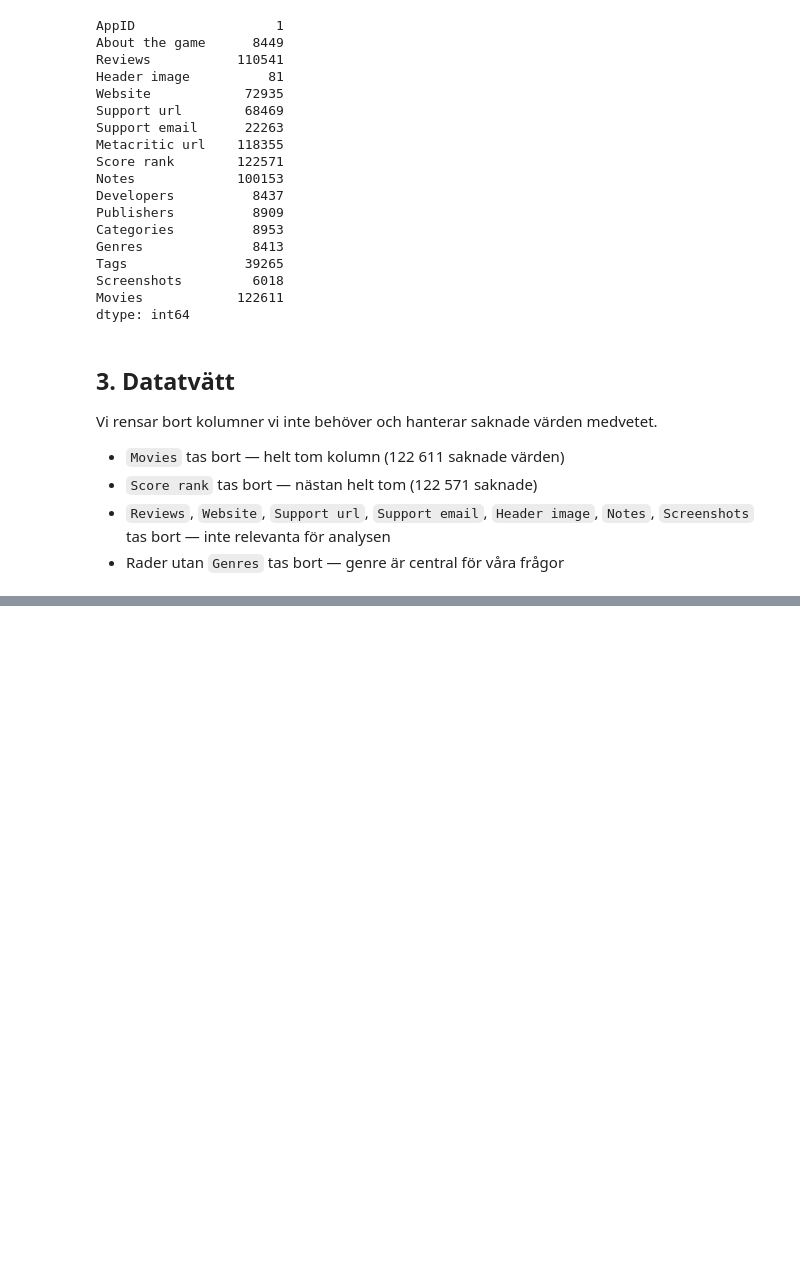
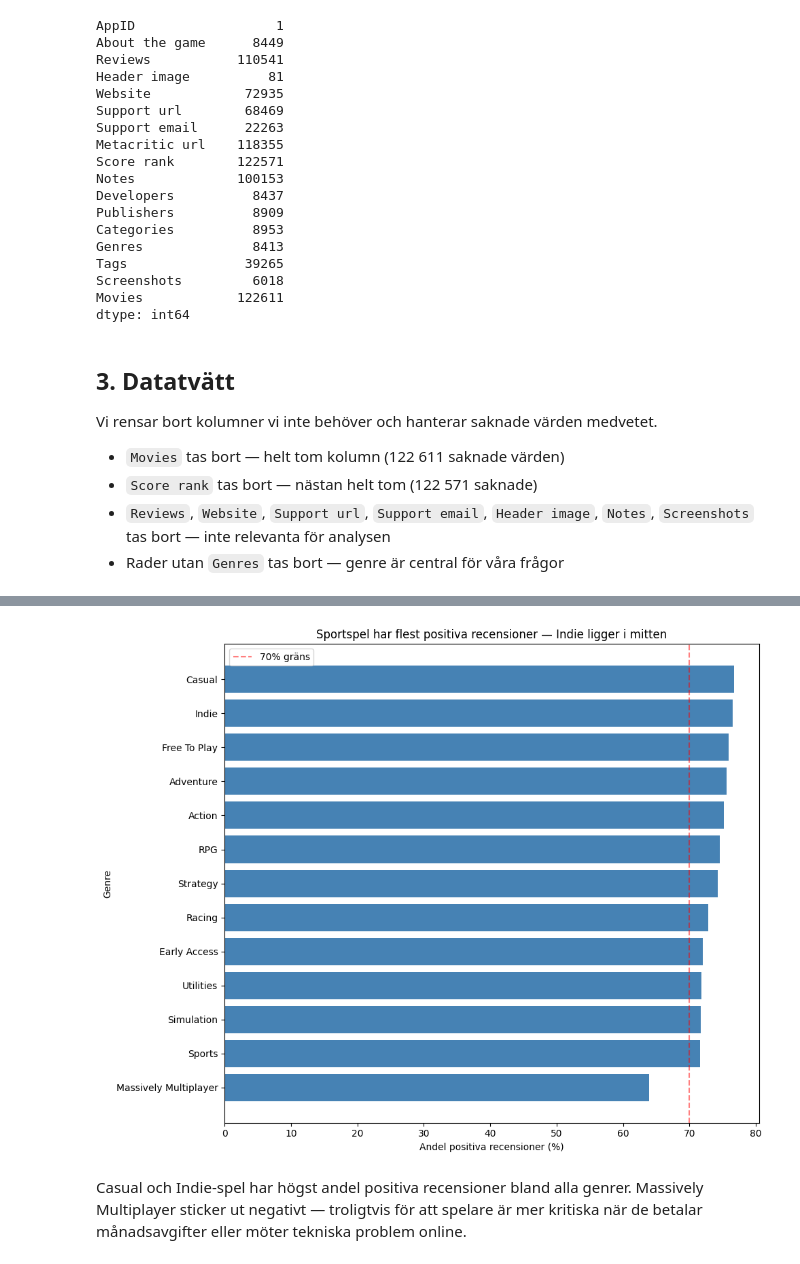
Before and after one commit to pyr0xd/kk1-steam-analasys, a Jupyter notebook: notebook.ipynb, the cells around one changed output, grey strips where cells are left out. Saved outputs shown, nothing was run; the diff lists cells and outputs as text; code cells hidden in the pictures; blank space fills up the shorter version.

Commit message:
visularisernig 1 betyg för genre

```diff
--- a/notebook.ipynb
+++ b/notebook.ipynb
@@ -93,7 +93,7 @@ Vi rensar bort kolumner vi inte behöver och hanterar saknade värden medvetet.
 kolumner_att_ta_bort = [
     "Movies", "Score rank", "Reviews", "Website",
     "Support url", "Support email", "Header image",
-    "Notes", "Screenshots"
+    "Notes", "Screenshots", "Release date"
 ]
 df = df.drop(columns=kolumner_att_ta_bort)
 
@@ -101,11 +101,8 @@ df = df.drop(columns=kolumner_att_ta_bort)
 df["Genres"] = df["Genres"].replace("", pd.NA)
 df = df.dropna(subset=["Genres"])
 
-# Extrahera år
-df["År"] = df["Release date"].str.extract(r'(\d{4})').astype(float)
-
 print("Rader efter tvätt:", df.shape[0])
-print("\nExempel på år:")
-print(df["År"].value_counts().sort_index().tail(10))
+print("Kolumner kvar:", df.shape[1])
+print(df.columns.tolist())
 # %% [output]
 Rader efter tvätt: 114198
@@ -119,9 +110,0 @@ Name: count, dtype: int64
-# %%
-# Extrahera år direkt från textsträngen
-df["År"] = df["Release date"].str.extract(r'(\d{4})').astype(float)
-
-# Kolla vad vi fick INNAN vi filtrerar
-print("Unika år-värden:")
-print(df["År"].value_counts().sort_index())
-print("\nAntal NaN i År:", df["År"].isna().sum())
-print("Rader totalt:", df.shape[0])
@@ -137,0 +121,35 @@ Rader totalt: 114198
+# %%
+# Beräkna andel positiva recensioner per genre
+df["Andel positiv"] = df["Positive"] / (df["Positive"] + df["Negative"])
+
+# Genres är en sträng med kommaseparerade värden - splitta och explodera
+genre_df = df.copy()
+genre_df["Genres"] = genre_df["Genres"].str.split(",")
+genre_df = genre_df.explode("Genres")
+genre_df["Genres"] = genre_df["Genres"].str.strip()
+
+# Beräkna medel per genre, bara genrer med fler än 500 spel
+genre_betyg = genre_df.groupby("Genres").agg(
+    andel=("Andel positiv", "mean"),
+    antal=("Andel positiv", "count")
+).reset_index()
+genre_betyg = genre_betyg[genre_betyg["antal"] > 500].sort_values("andel")
+
+# Rita diagrammet
+fig, ax = plt.subplots(figsize=(10, 8))
+ax.barh(genre_betyg["Genres"], genre_betyg["andel"] * 100, color="steelblue")
+
+ax.set_xlabel("Andel positiva recensioner (%)")
+ax.set_ylabel("Genre")
+ax.set_title("Sportspel har flest positiva recensioner — Indie ligger i mitten")
+ax.axvline(x=70, color="red", linestyle="--", alpha=0.5, label="70% gräns")
+ax.legend()
+
+plt.tight_layout()
+plt.show()
+# %% [output]
+[figure, added]
+# %% [markdown]
+Casual och Indie-spel har högst andel positiva recensioner bland alla genrer.
+Massively Multiplayer sticker ut negativt — troligtvis för att spelare är mer
+kritiska när de betalar månadsavgifter eller möter tekniska problem online.
```
Also changed, not shown: parts of 4 cells of this notebook.
